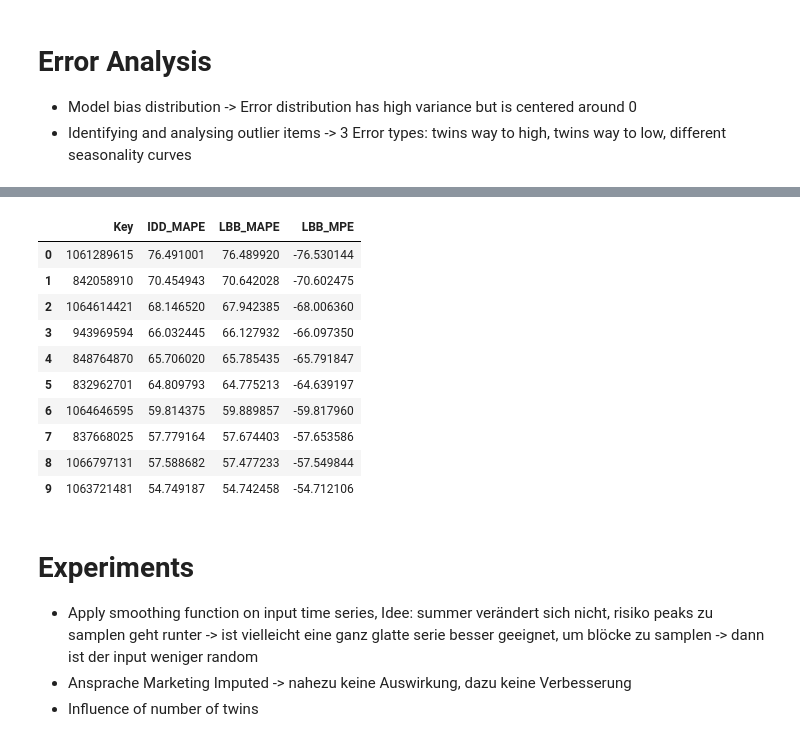
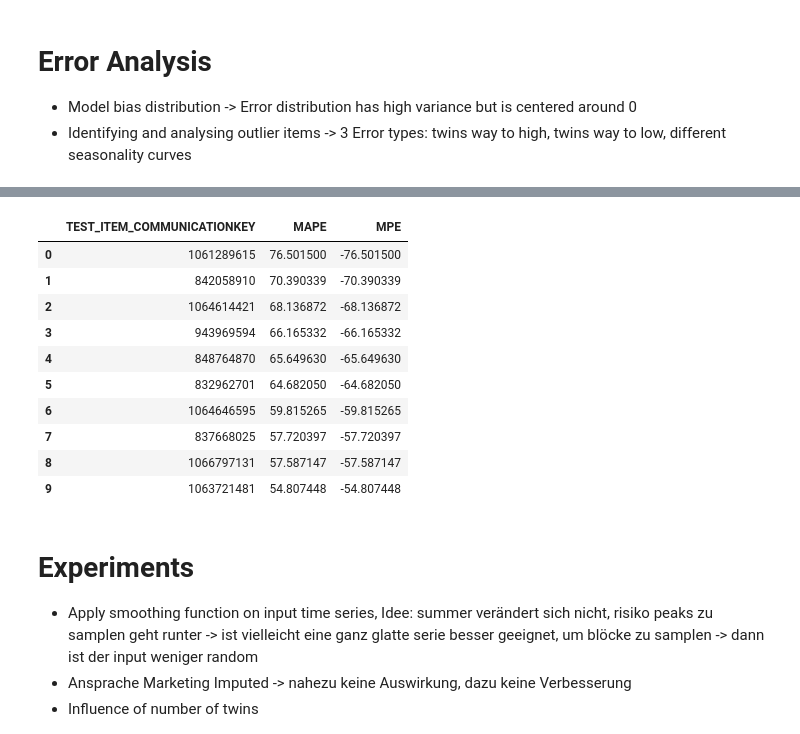
Before and after one commit to chrisnhr/Diplom, a Jupyter notebook: bootstrapping.ipynb, the cells around one changed output, grey strips where cells are left out. Saved outputs shown, nothing was run; the diff lists cells and outputs as text; code cells hidden in the pictures.

```diff
--- a/bootstrapping.ipynb
+++ b/bootstrapping.ipynb
@@ -6,7 +6,7 @@ import pandas as pd
 import seaborn as sns
 
 from modules import *
-input_data = InputData("ANSPRACHE_MARKETING_IMPUTED", max_twin_num = 10, kernel_size = 10) #Options: ANSPRACHE, ANSPRACHE_MARKETING_IMPUTED
+input_data = InputData("ANSPRACHE_MARKETING_IMPUTED", max_twin_num = 10, kernel_size = 1) #Options: ANSPRACHE, ANSPRACHE_MARKETING_IMPUTED
 # %% [output]
 There are 7 NaN values in the data which are replaced with 0s.
 There are 9 NaN values in the data which are replaced with 0s.
@@ -81,4 +126,4 @@ plt.show()
 # %% [markdown]
 # Parameter Tuning
 # %%
-GridEvaluation.run(input_data) #3min auf dem Mac, dauert deutlich länger, wenn der input die instance ist und nicht die klasse
+GridEvaluation.run_grid(input_data) #3min auf dem Mac, dauert deutlich länger, wenn der input die instance ist und nicht die klasse
@@ -146,5 +152,14 @@ NameError: name 'Resamplling' is not defined
 # %% [markdown]
 # Best Parameter Configuration vs. Benchmark
+# %%
+best_params = (1, 1)
+
+results  = []
+for test_item_key in input_data.TestData.keys():
+    results.append(GridEvaluation.run_lbb(input_data.TwinData[test_item_key], input_data.TestData[test_item_key], test_item_key, *best_params))
+    results.append(GridEvaluation.run_idd(input_data.TwinData[test_item_key], input_data.TestData[test_item_key], test_item_key))
+
+df_results = pd.DataFrame(results)
 # %%
 plt.figure(figsize=(12, 5))
 
@@ -195,31 +210,31 @@ plt.show()
 # %%
-df_results.groupby("Key").median().sort_values("LBB_MPE", ascending=True).reset_index()[["Key", "IDD_MAPE", "LBB_MAPE", "LBB_MPE"]].head(10)
+df_results.query("WINDOW_SIZE == 0").groupby("TEST_ITEM_COMMUNICATIONKEY").median().sort_values("MPE", ascending=True).reset_index()[["TEST_ITEM_COMMUNICATIONKEY", "MAPE", "MPE"]].head(10)
 #863526628 twinws viel mehr Ansprache als test
 #1107699346 twins viel mehr Ansprache als test
 #848151556 twins viel mehr Ansprache als test
 #1574713555 twins viel mehr Ansprache als test
 #824008632 twins viel mehr Ansprache als test
 #803656013 twins viel mehr Ansprache als test
 #1088112515 twins viel mehr Ansprache als test
 #829628090 twins viel mehr Ansprache als test
 #... immer das gleiche
 
 #848764870 hier passen die Saisonkurven nicht
 #1066797131 hier passen die Saisonkurven nicht
 
 #ansonsten sind logischerweise auch die twins mal geringer
 # %% [output]
-|  | Key | IDD_MAPE | LBB_MAPE | LBB_MPE |
-| 0 | 1061289615 | 76.491001 | 76.489920 | -76.530144 |
-| 1 | 842058910 | 70.454943 | 70.642028 | -70.602475 |
-| 2 | 1064614421 | 68.146520 | 67.942385 | -68.006360 |
-| 3 | 943969594 | 66.032445 | 66.127932 | -66.097350 |
-| 4 | 848764870 | 65.706020 | 65.785435 | -65.791847 |
-| 5 | 832962701 | 64.809793 | 64.775213 | -64.639197 |
-| 6 | 1064646595 | 59.814375 | 59.889857 | -59.817960 |
-| 7 | 837668025 | 57.779164 | 57.674403 | -57.653586 |
-| 8 | 1066797131 | 57.588682 | 57.477233 | -57.549844 |
-| 9 | 1063721481 | 54.749187 | 54.742458 | -54.712106 |
+|  | TEST_ITEM_COMMUNICATIONKEY | MAPE | MPE |
+| 0 | 1061289615 | 76.501500 | -76.501500 |
+| 1 | 842058910 | 70.390339 | -70.390339 |
+| 2 | 1064614421 | 68.136872 | -68.136872 |
+| 3 | 943969594 | 66.165332 | -66.165332 |
+| 4 | 848764870 | 65.649630 | -65.649630 |
+| 5 | 832962701 | 64.682050 | -64.682050 |
+| 6 | 1064646595 | 59.815265 | -59.815265 |
+| 7 | 837668025 | 57.720397 | -57.720397 |
+| 8 | 1066797131 | 57.587147 | -57.587147 |
+| 9 | 1063721481 | 54.807448 | -54.807448 |
 # %% [markdown]
 # Experiments
 
```
Also changed, not shown: parts of 12 cells of this notebook, 1 other file.
